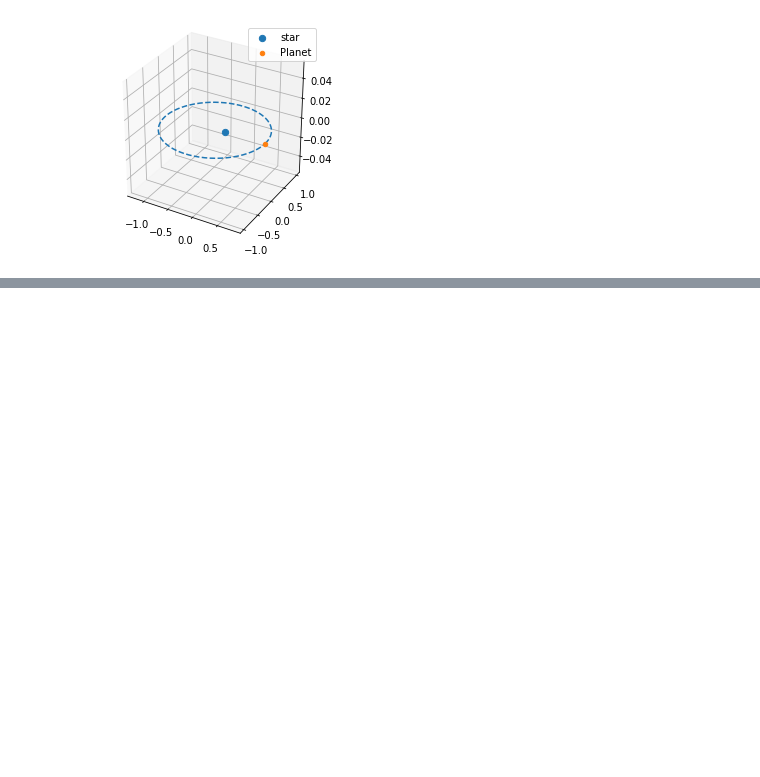
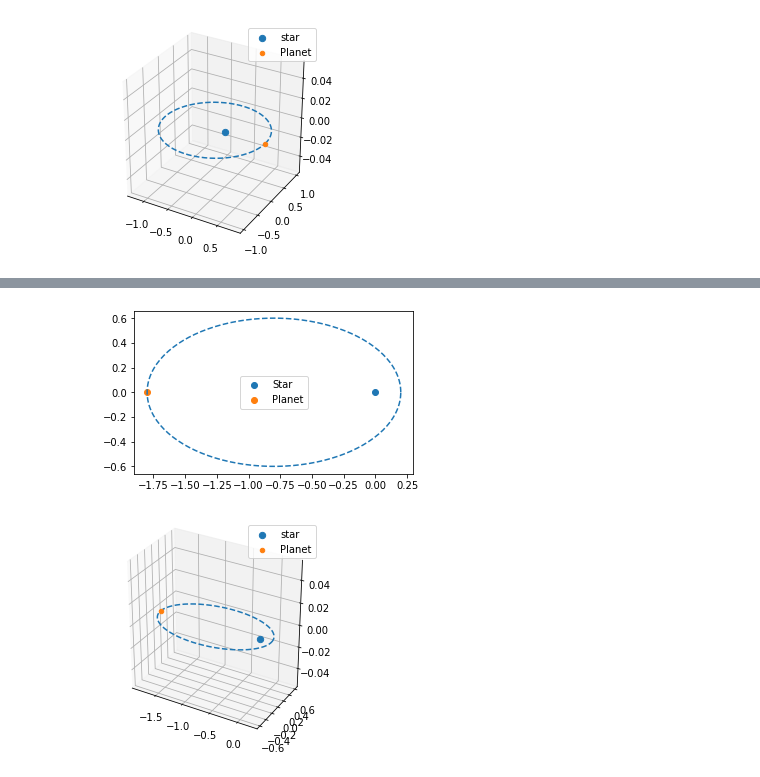
Before and after one commit to RhysAlfShaw/MSc_Project_Code, a Jupyter notebook: clustersimply_test.ipynb, the cells around one changed output, grey strips where cells are left out. Drawn from its saved outputs; the diff is of its cells as text; code cells hidden in the pictures; blank space fills up the shorter version.

```diff
--- a/clustersimply_test.ipynb
+++ b/clustersimply_test.ipynb
@@ -26,0 +51,16 @@ Potential Energy 8.083955058540047e+36
+# %%
+theta = np.pi
+phi = 0
+a = 1 #AU
+e = 0.8
+M_star = 0.2
+M_planet = 9.55E-4
+x = [theta,M_star,M_planet,phi,a,e]
+
+T = cs.get_planet(x)
+T.calculate_params()
+T.graph('2D')
+T.graph('3D')
+# %% [output]
+[figure, added]
+[figure, added]
```
Also changed, not shown: parts of 2 cells of this notebook, 1 other file.
